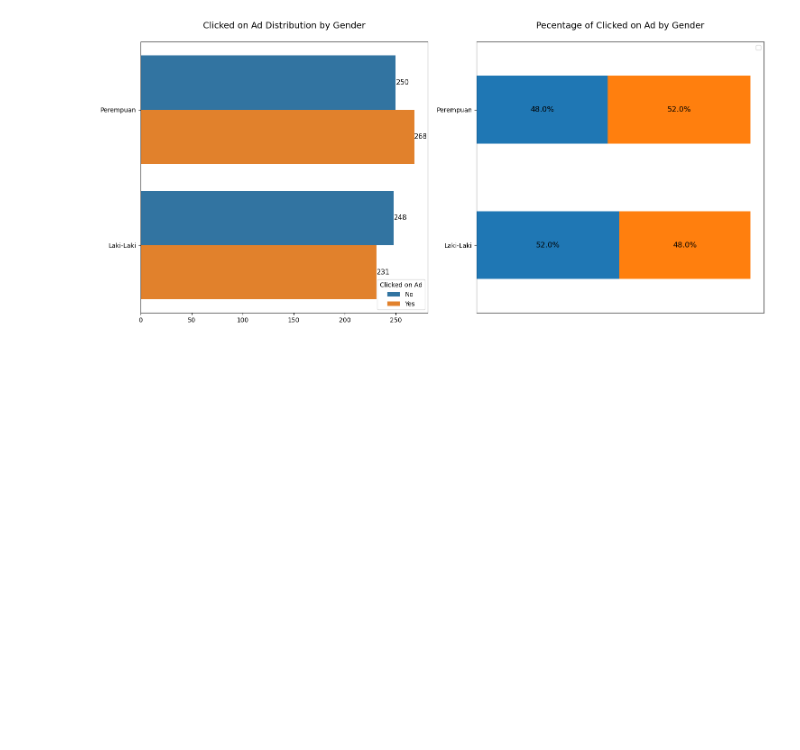
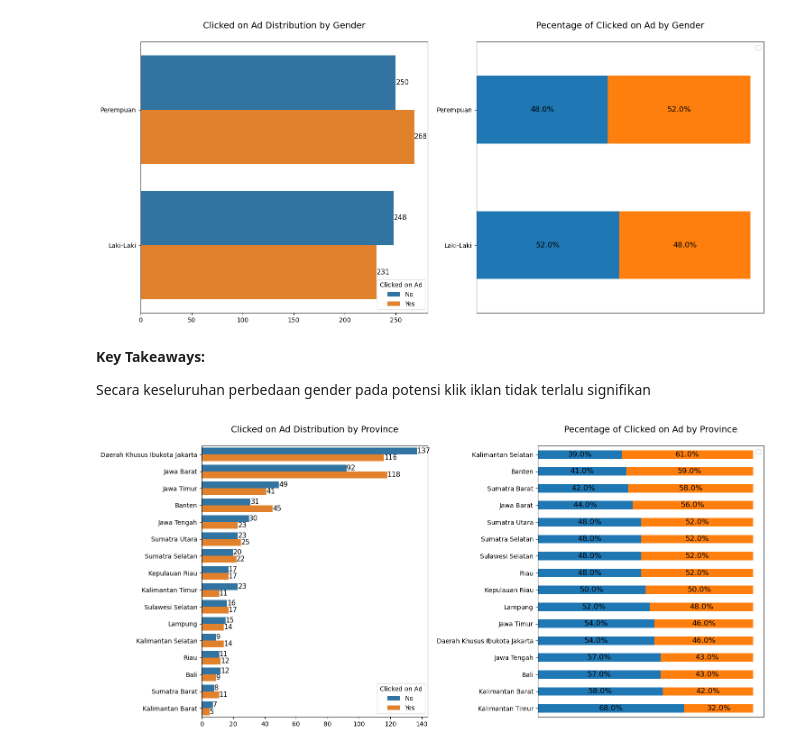
Before and after one commit to imalfunadam/Predict-Customer-Clicked-Ads-Classification-By-Using-Machine-Learning, a Jupyter notebook: Predict-Customer-Clicked-Ads-Classification.ipynb, the cells around one changed output. Drawn from its saved outputs; the diff is of its cells as text; code cells hidden in the pictures; blank space fills up the shorter version.

```diff
--- a/Predict-Customer-Clicked-Ads-Classification.ipynb
+++ b/Predict-Customer-Clicked-Ads-Classification.ipynb
@@ -390,3 +384,11 @@ def cat_visualization(fitur, judul):
 cat_visualization('Male', 'Gender')
 # %% [output]
 [figure]
+# %% [markdown]
+**Key Takeaways:**
+
+Secara keseluruhan perbedaan gender pada potensi klik iklan tidak terlalu signifikan
+# %%
+cat_visualization('province', 'Province')
+# %% [output]
+[figure, added]
```
Also changed, not shown: parts of 52 cells of this notebook.
